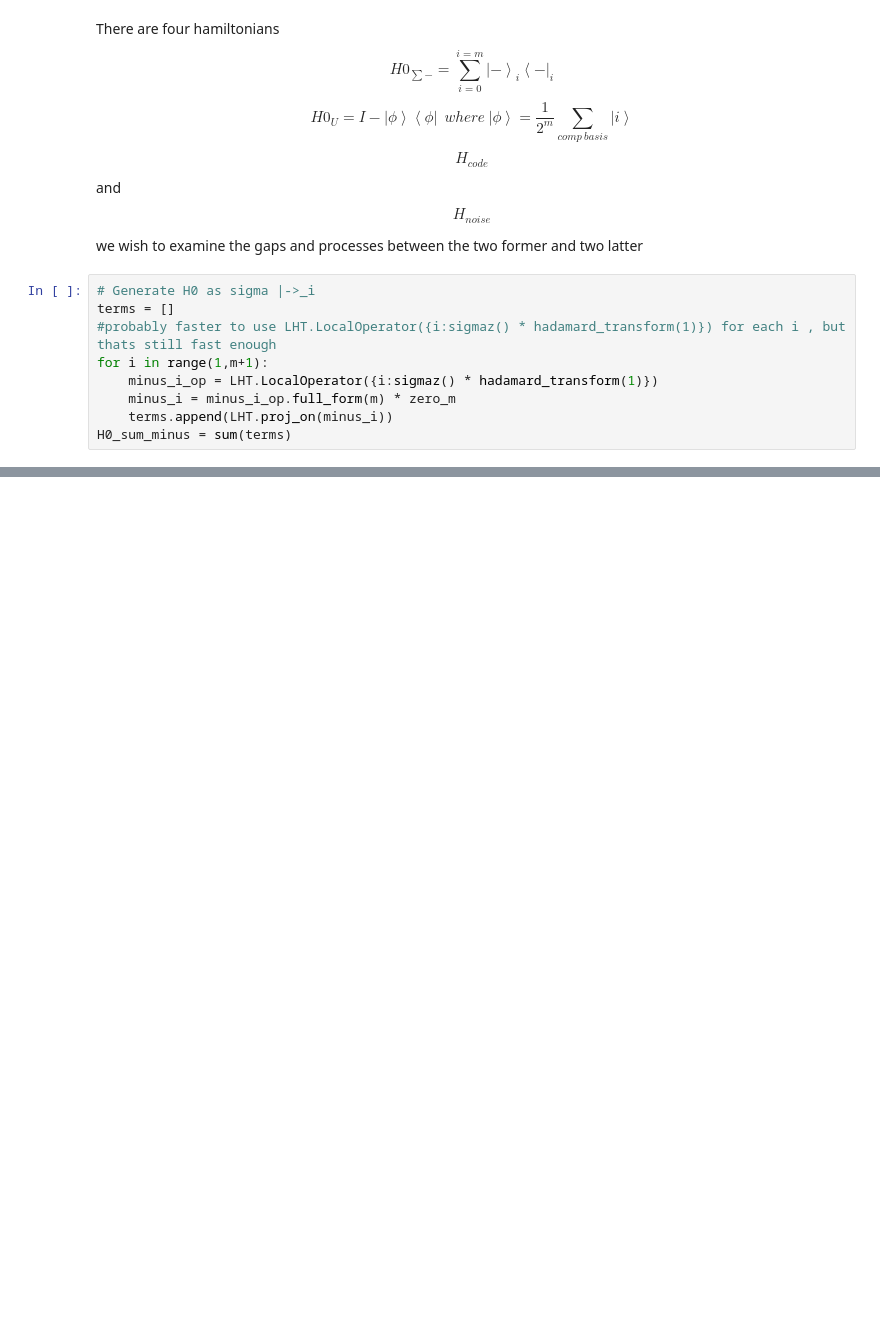
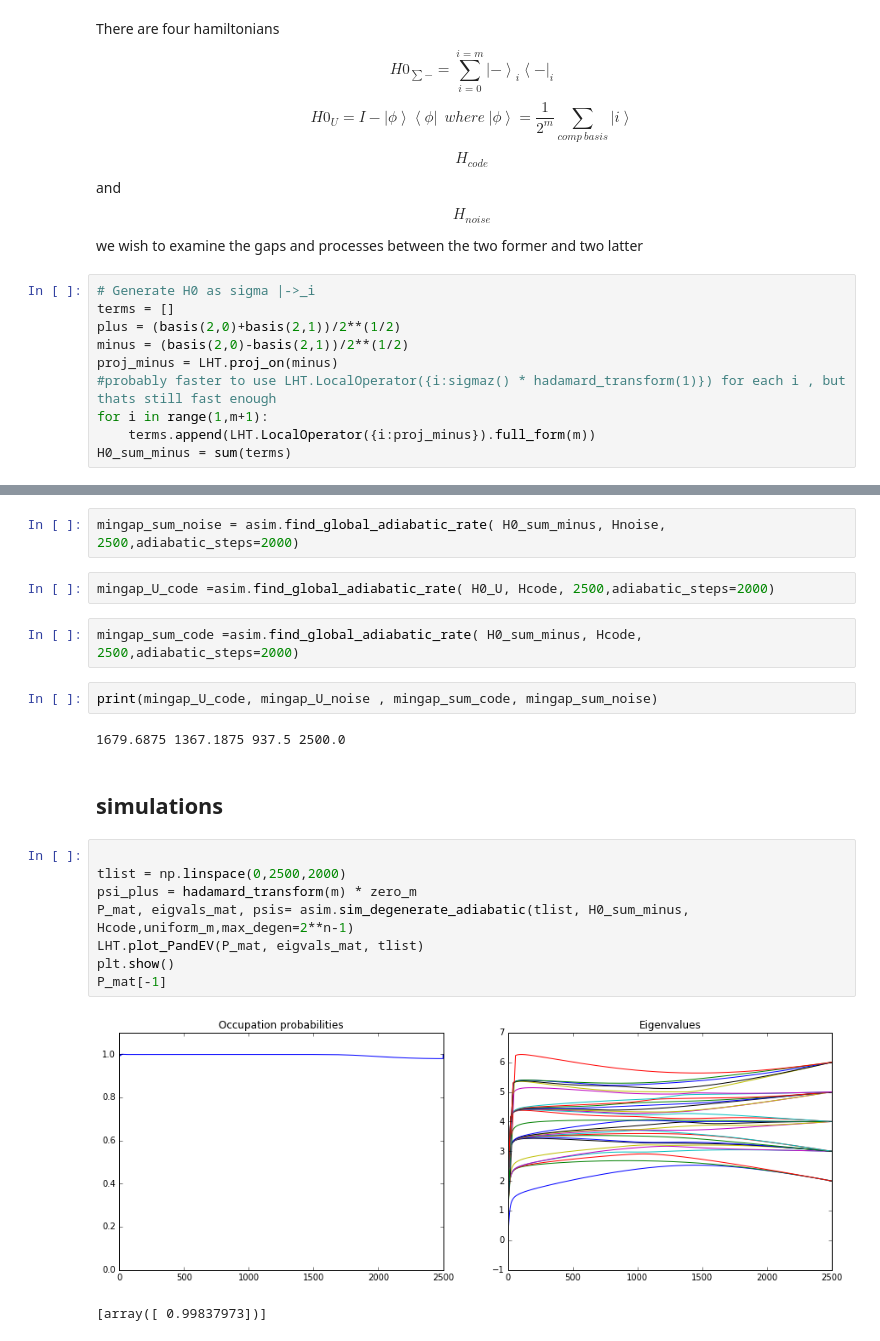
Before and after one commit to oryonatan/qutip, a Jupyter notebook: dorit/25..4.17_codesims.ipynb, the cells around one changed output, grey strips where cells are left out. Saved outputs shown, nothing was run; the diff lists cells and outputs as text; blank space fills up the shorter version.

```diff
--- a/dorit/25..4.17_codesims.ipynb
+++ b/dorit/25..4.17_codesims.ipynb
@@ -45,11 +45,12 @@ Hnoise,min_weight_noised = CH.generate_noised_hamiltonian(code,np.sqrt(2**m))
 # %%
 # Generate H0 as sigma |->_i
 terms = []
+plus = (basis(2,0)+basis(2,1))/2**(1/2)
+minus = (basis(2,0)-basis(2,1))/2**(1/2)
+proj_minus = LHT.proj_on(minus)
 #probably faster to use LHT.LocalOperator({i:sigmaz() * hadamard_transform(1)}) for each i , but thats still fast enough
 for i in range(1,m+1):
-    minus_i_op = LHT.LocalOperator({i:sigmaz() * hadamard_transform(1)})
-    minus_i = minus_i_op.full_form(m) * zero_m
-    terms.append(LHT.proj_on(minus_i))
+    terms.append(LHT.LocalOperator({i:proj_minus}).full_form(m))
 H0_sum_minus = sum(terms)
 # %%
 
@@ -77,0 +83,23 @@ gap 0.000000 at s=0.000001
+# %%
+mingap_sum_noise = asim.find_global_adiabatic_rate( H0_sum_minus, Hnoise, 2500,adiabatic_steps=2000)
+# %%
+mingap_U_code =asim.find_global_adiabatic_rate( H0_U, Hcode, 2500,adiabatic_steps=2000)
+# %%
+mingap_sum_code =asim.find_global_adiabatic_rate( H0_sum_minus, Hcode, 2500,adiabatic_steps=2000)
+# %%
+print(mingap_U_code, mingap_U_noise , mingap_sum_code, mingap_sum_noise)
+# %% [output]
+1679.6875 1367.1875 937.5 2500.0
+# %% [markdown]
+## simulations
+# %%
+
+tlist = np.linspace(0,2500,2000)
+psi_plus = hadamard_transform(m) * zero_m
+P_mat, eigvals_mat, psis= asim.sim_degenerate_adiabatic(tlist, H0_sum_minus, Hcode,uniform_m,max_degen=2**n-1)
+LHT.plot_PandEV(P_mat, eigvals_mat, tlist)
+plt.show()
+P_mat[-1]
+# %% [output]
+[figure, added]
+[array([ 0.99837973])]
```
Also changed, not shown: parts of 18 cells of this notebook, 2 other files.
